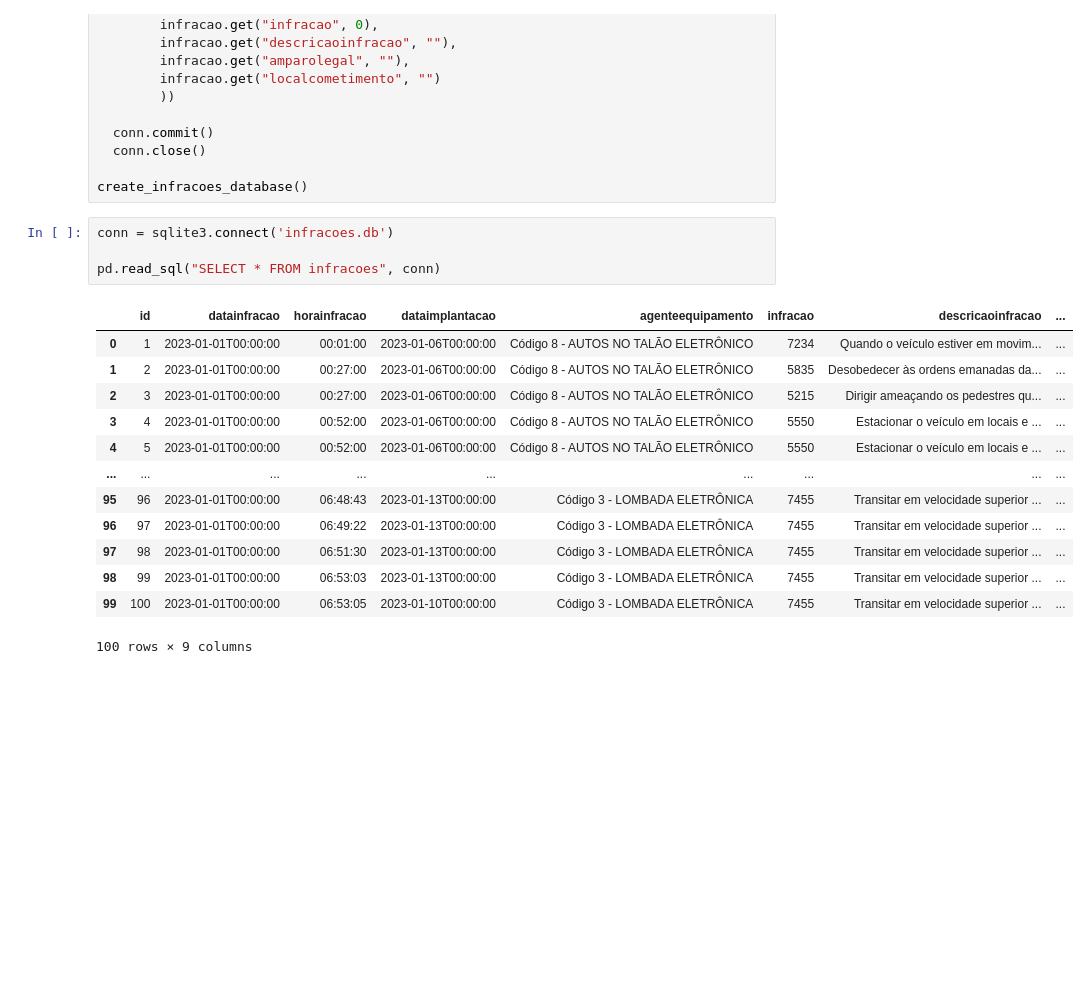
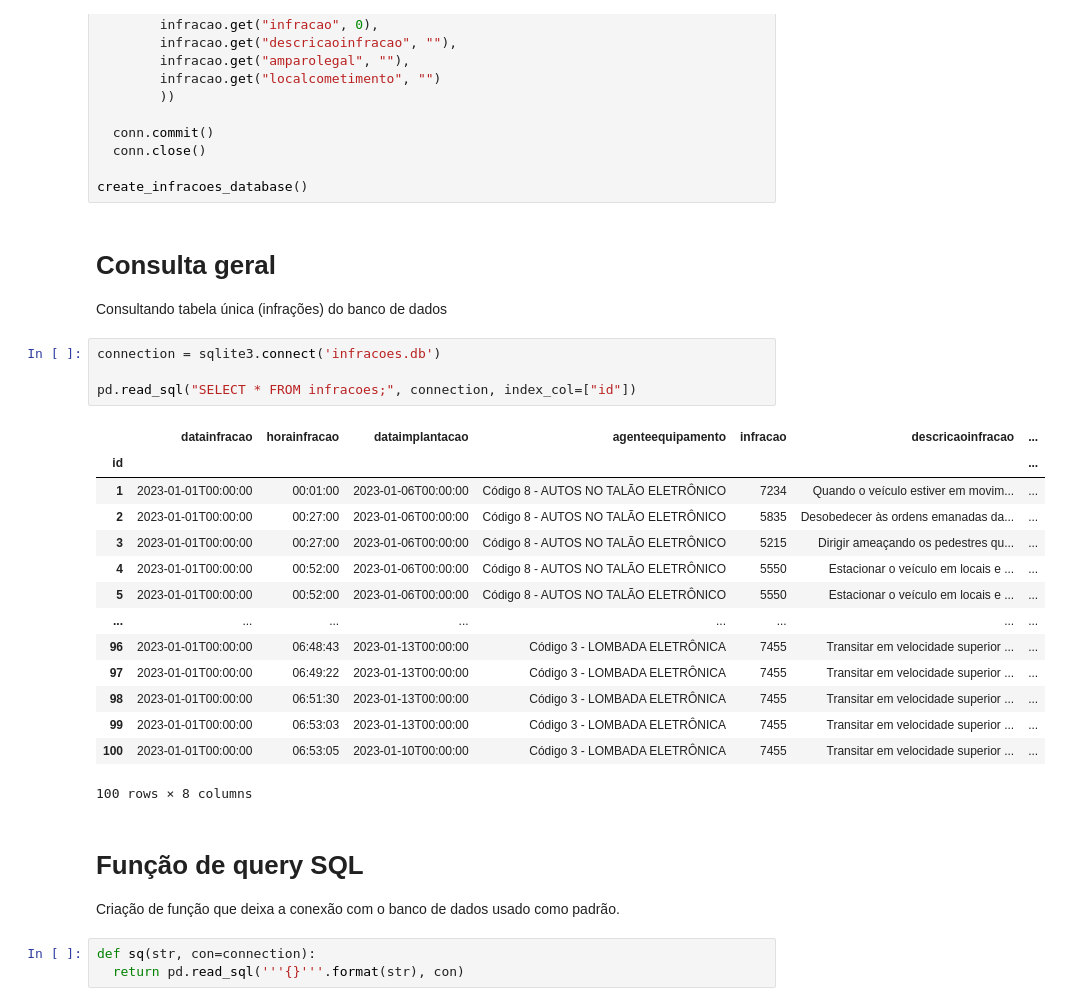
Before and after one commit to Barros313/Big-Data-1---Senac-TADS028, a Jupyter notebook: BigData1.ipynb, the cells around one changed output. Saved outputs shown, nothing was run; the diff lists cells and outputs as text; blank space fills up the shorter version.

```diff
--- a/BigData1.ipynb
+++ b/BigData1.ipynb
@@ -61,21 +65,33 @@ def create_infracoes_database():
   conn.close()
 
 create_infracoes_database()
+# %% [markdown]
+# Consulta geral
+
+Consultando tabela única (infrações) do banco de dados
 # %%
-conn = sqlite3.connect('infracoes.db')
+connection = sqlite3.connect('infracoes.db')
 
-pd.read_sql("SELECT * FROM infracoes", conn)
+pd.read_sql("SELECT * FROM infracoes;", connection, index_col=["id"])
 # %% [output]
-|  | id | datainfracao | horainfracao | dataimplantacao | agenteequipamento | infracao | descricaoinfracao | ... |
-| 0 | 1 | 2023-01-01T00:00:00 | 00:01:00 | 2023-01-06T00:00:00 | Código 8 - AUTOS NO TALÃO ELETRÔNICO | 7234 | Quando o veículo estiver em movim... | ... |
-| 1 | 2 | 2023-01-01T00:00:00 | 00:27:00 | 2023-01-06T00:00:00 | Código 8 - AUTOS NO TALÃO ELETRÔNICO | 5835 | Desobedecer às ordens emanadas da... | ... |
-| 2 | 3 | 2023-01-01T00:00:00 | 00:27:00 | 2023-01-06T00:00:00 | Código 8 - AUTOS NO TALÃO ELETRÔNICO | 5215 | Dirigir ameaçando os pedestres qu... | ... |
-| 3 | 4 | 2023-01-01T00:00:00 | 00:52:00 | 2023-01-06T00:00:00 | Código 8 - AUTOS NO TALÃO ELETRÔNICO | 5550 | Estacionar o veículo em locais e ... | ... |
-| 4 | 5 | 2023-01-01T00:00:00 | 00:52:00 | 2023-01-06T00:00:00 | Código 8 - AUTOS NO TALÃO ELETRÔNICO | 5550 | Estacionar o veículo em locais e ... | ... |
-| ... | ... | ... | ... | ... | ... | ... | ... | ... |
-| 95 | 96 | 2023-01-01T00:00:00 | 06:48:43 | 2023-01-13T00:00:00 | Código 3 - LOMBADA ELETRÔNICA | 7455 | Transitar em velocidade superior ... | ... |
-| 96 | 97 | 2023-01-01T00:00:00 | 06:49:22 | 2023-01-13T00:00:00 | Código 3 - LOMBADA ELETRÔNICA | 7455 | Transitar em velocidade superior ... | ... |
-| 97 | 98 | 2023-01-01T00:00:00 | 06:51:30 | 2023-01-13T00:00:00 | Código 3 - LOMBADA ELETRÔNICA | 7455 | Transitar em velocidade superior ... | ... |
-| 98 | 99 | 2023-01-01T00:00:00 | 06:53:03 | 2023-01-13T00:00:00 | Código 3 - LOMBADA ELETRÔNICA | 7455 | Transitar em velocidade superior ... | ... |
-| 99 | 100 | 2023-01-01T00:00:00 | 06:53:05 | 2023-01-10T00:00:00 | Código 3 - LOMBADA ELETRÔNICA | 7455 | Transitar em velocidade superior ... | ... |
+|  | datainfracao | horainfracao | dataimplantacao | agenteequipamento | infracao | descricaoinfracao | ... |
+| id |  |  |  |  |  |  | ... |
+| 1 | 2023-01-01T00:00:00 | 00:01:00 | 2023-01-06T00:00:00 | Código 8 - AUTOS NO TALÃO ELETRÔNICO | 7234 | Quando o veículo estiver em movim... | ... |
+| 2 | 2023-01-01T00:00:00 | 00:27:00 | 2023-01-06T00:00:00 | Código 8 - AUTOS NO TALÃO ELETRÔNICO | 5835 | Desobedecer às ordens emanadas da... | ... |
+| 3 | 2023-01-01T00:00:00 | 00:27:00 | 2023-01-06T00:00:00 | Código 8 - AUTOS NO TALÃO ELETRÔNICO | 5215 | Dirigir ameaçando os pedestres qu... | ... |
+| 4 | 2023-01-01T00:00:00 | 00:52:00 | 2023-01-06T00:00:00 | Código 8 - AUTOS NO TALÃO ELETRÔNICO | 5550 | Estacionar o veículo em locais e ... | ... |
+| 5 | 2023-01-01T00:00:00 | 00:52:00 | 2023-01-06T00:00:00 | Código 8 - AUTOS NO TALÃO ELETRÔNICO | 5550 | Estacionar o veículo em locais e ... | ... |
+| ... | ... | ... | ... | ... | ... | ... | ... |
+| 96 | 2023-01-01T00:00:00 | 06:48:43 | 2023-01-13T00:00:00 | Código 3 - LOMBADA ELETRÔNICA | 7455 | Transitar em velocidade superior ... | ... |
+| 97 | 2023-01-01T00:00:00 | 06:49:22 | 2023-01-13T00:00:00 | Código 3 - LOMBADA ELETRÔNICA | 7455 | Transitar em velocidade superior ... | ... |
+| 98 | 2023-01-01T00:00:00 | 06:51:30 | 2023-01-13T00:00:00 | Código 3 - LOMBADA ELETRÔNICA | 7455 | Transitar em velocidade superior ... | ... |
+| 99 | 2023-01-01T00:00:00 | 06:53:03 | 2023-01-13T00:00:00 | Código 3 - LOMBADA ELETRÔNICA | 7455 | Transitar em velocidade superior ... | ... |
+| 100 | 2023-01-01T00:00:00 | 06:53:05 | 2023-01-10T00:00:00 | Código 3 - LOMBADA ELETRÔNICA | 7455 | Transitar em velocidade superior ... | ... |
-100 rows × 9 columns
+100 rows × 8 columns
+# %% [markdown]
+# Função de query SQL
+
+Criação de função que deixa a conexão com o banco de dados usado como padrão.
+# %%
+def sq(str, con=connection):
+  return pd.read_sql('''{}'''.format(str), con)
```
Also changed, not shown: parts of 3 cells of this notebook.
